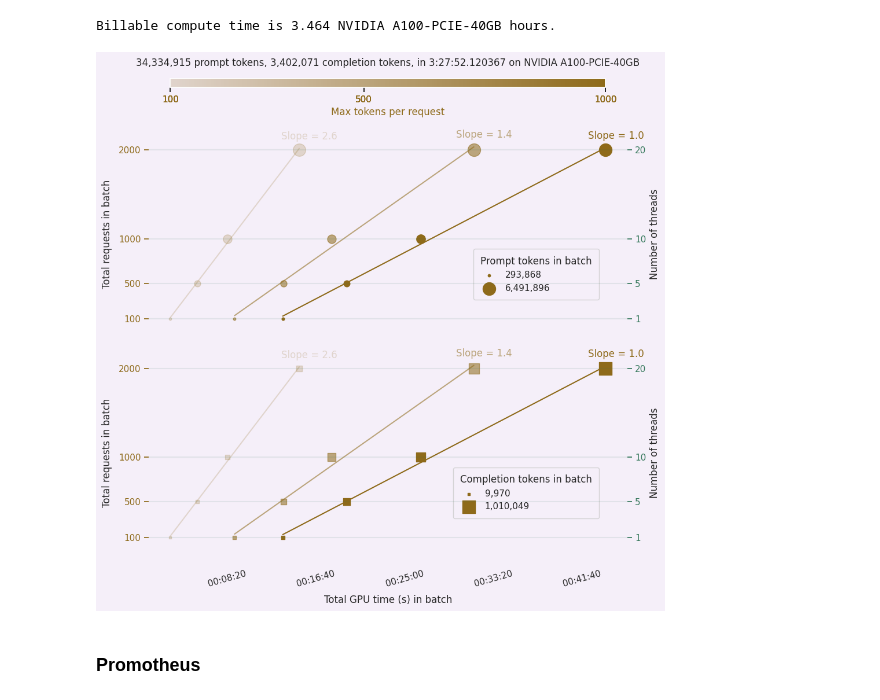
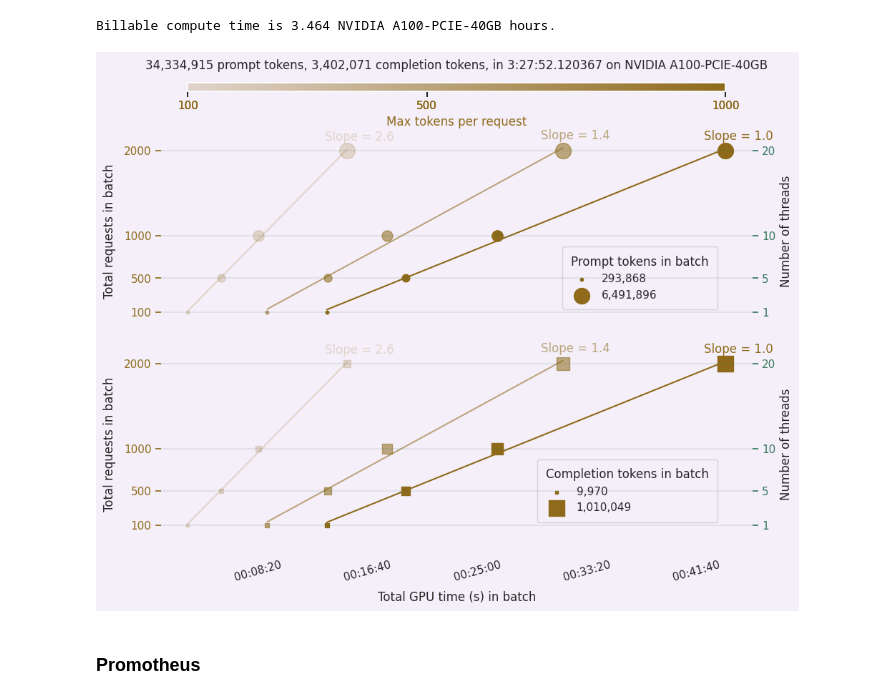
Before and after one commit to emattia/nim-bench, a Jupyter notebook: document-processing/analysis.ipynb, the cells around one changed output. Saved outputs shown, nothing was run; the diff lists cells and outputs as text; code cells hidden in the pictures.

```diff
--- a/document-processing/analysis.ipynb
+++ b/document-processing/analysis.ipynb
@@ -363,32 +365,38 @@ def color_ax(handle='time and tokens - prompt', is_prompt=True, is_bottom=False)
         handles = [
             ax[handle].scatter([], [], s=completions_map(min_completion_tokens), color=REQUEST_COLOR, marker='s'),
             ax[handle].scatter([], [], s=completions_map(max_completion_tokens), color=REQUEST_COLOR, marker='s')
         ]
         leg = ax[handle].legend(
             handles,
             completion_tokens_size_scaling_labels,
             title="Completion tokens in batch",
             bbox_to_anchor=(.95, 0.45),
             borderpad=0.8
         )
 
     leg._legend_box.align = "left"
 
     _10pct = request_ticks.max() * .1
     ax[handle].set_ylim([request_ticks.min() - _10pct, request_ticks.max() + _10pct])
 
     for val in specific_concurrency_ticks:
         ax_time_tokens_twin.axhline(y=val, alpha=0.1, color=CONCURRENCY_COLOR)
 
     _10pct = specific_concurrency_ticks.max() * .1
     ax_time_tokens_twin.set_ylim(
         [specific_concurrency_ticks.min() - _10pct, specific_concurrency_ticks.max() + _10pct]
     )
 
 color_ax(handle='time and tokens - prompt', is_prompt=True, is_bottom=False)
 color_ax(handle='time and tokens - completion', is_prompt=False, is_bottom=True)
 
-plt.tight_layout(rect=[0, 0, 1, 1.2])
+plt.tight_layout(rect=[0, 0, 1, 1])
+
+now = datetime.now().strftime("%Y-%m-%d_%H:%M:%S")
+formatted_device = device.lower().replace(' ', '_')
+fig.savefig(f'results_{formatted_device}_{now}.png')
+fig.savefig(f'results_{formatted_device}_{now}_transparent.png', transparent=True)
+
 plt.show()
 # %% [output]
-[figure, old version]
+[figure, new version]
```
Also changed, not shown: parts of 6 cells of this notebook.
